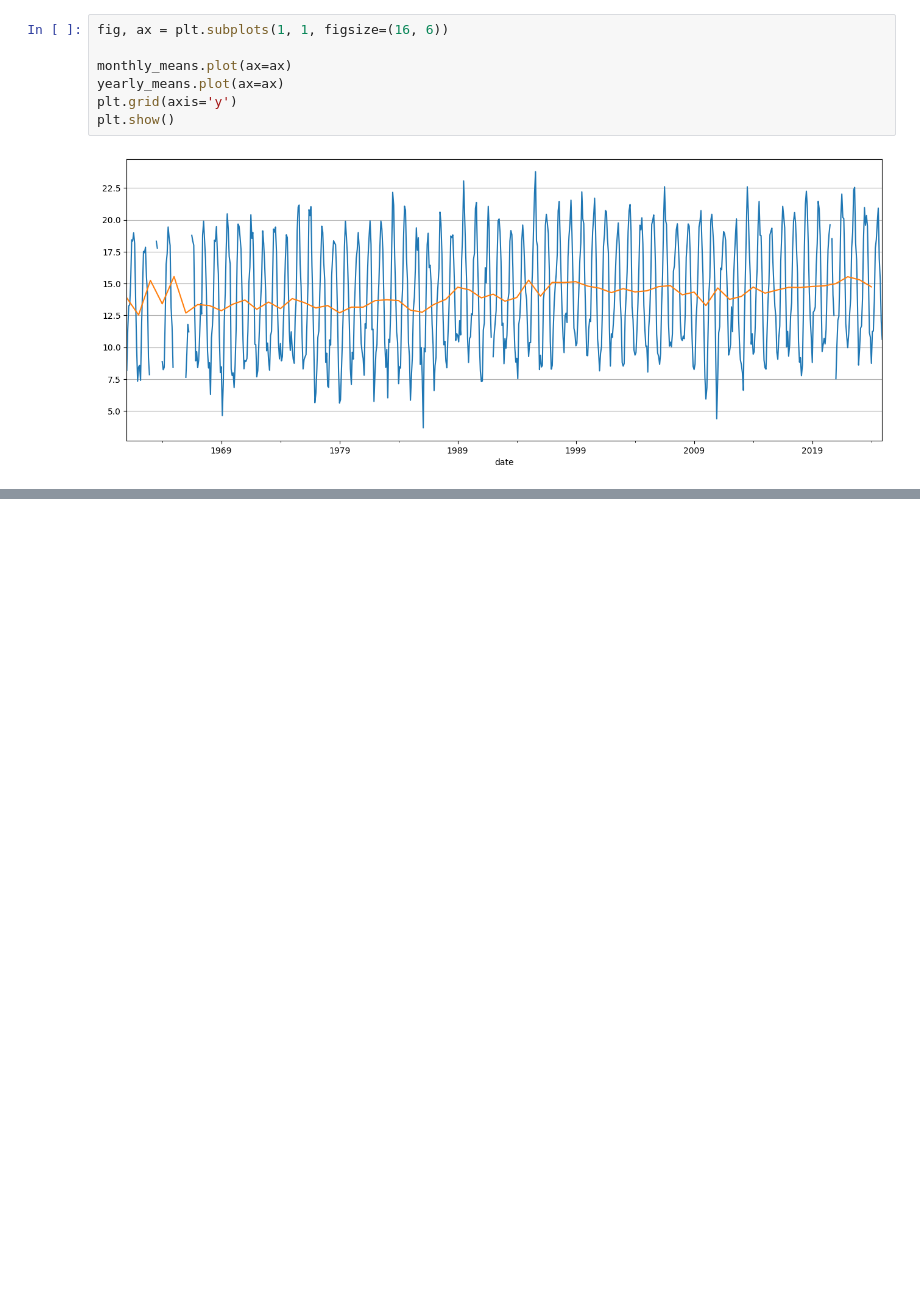
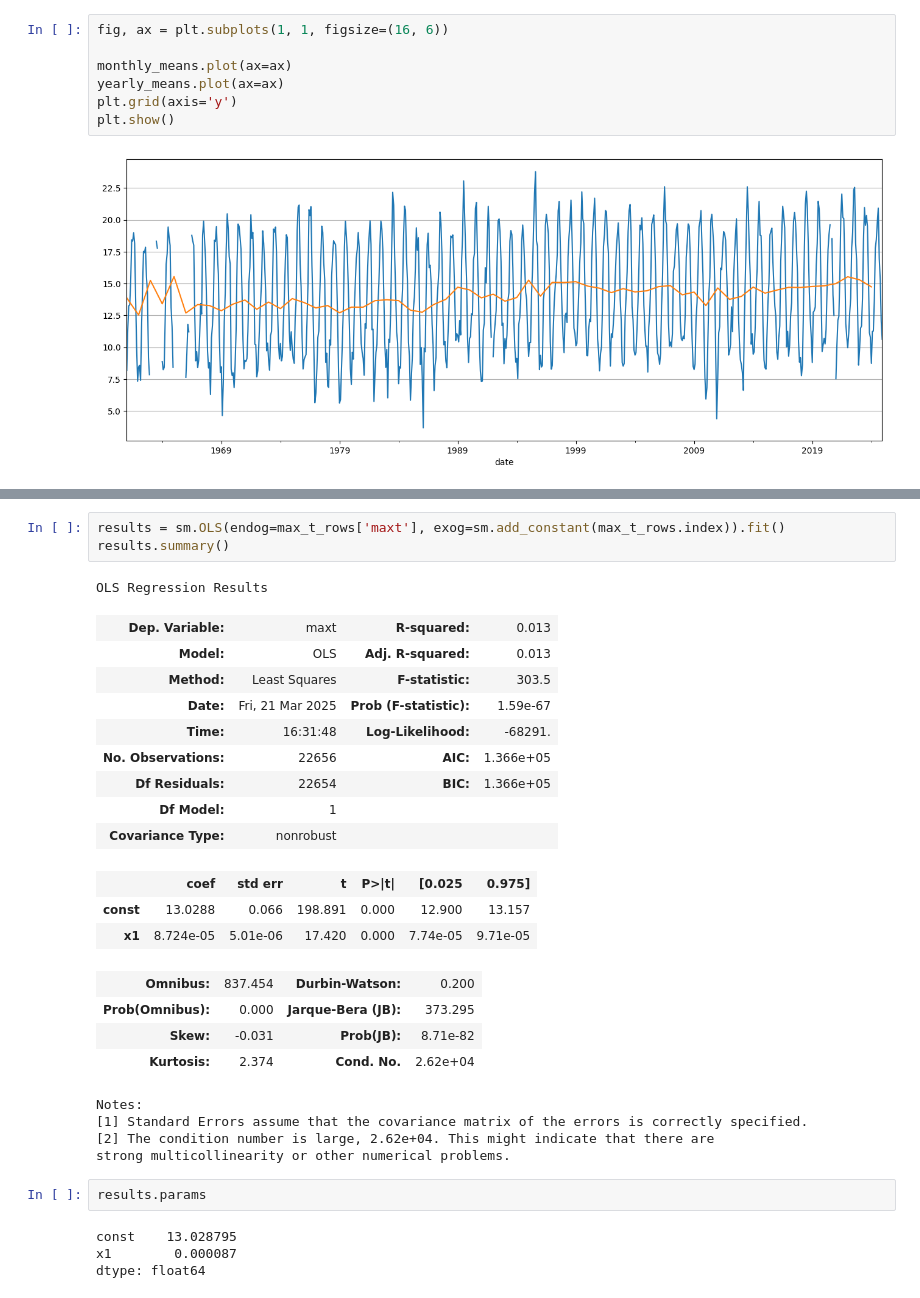
Before and after one commit to anthonynolan/climate, a Jupyter notebook: first.ipynb, the cells around one changed output, grey strips where cells are left out. Cells and saved outputs as stored; diff of their text form; blank space fills up the shorter version.

```diff
--- a/first.ipynb
+++ b/first.ipynb
@@ -71,0 +101,31 @@ plt.show()
+# %%
+results = sm.OLS(endog=max_t_rows['maxt'], exog=sm.add_constant(max_t_rows.index)).fit()
+results.summary()
+# %% [output]
+OLS Regression Results
+| Dep. Variable: | maxt | R-squared: | 0.013 |
+| Model: | OLS | Adj. R-squared: | 0.013 |
+| Method: | Least Squares | F-statistic: | 303.5 |
+| Date: | Fri, 21 Mar 2025 | Prob (F-statistic): | 1.59e-67 |
+| Time: | 16:31:48 | Log-Likelihood: | -68291. |
+| No. Observations: | 22656 | AIC: | 1.366e+05 |
+| Df Residuals: | 22654 | BIC: | 1.366e+05 |
+| Df Model: | 1 |  |  |
+| Covariance Type: | nonrobust |  |  |
+|  | coef | std err | t | P>|t| | [0.025 | 0.975] |
+| const | 13.0288 | 0.066 | 198.891 | 0.000 | 12.900 | 13.157 |
+| x1 | 8.724e-05 | 5.01e-06 | 17.420 | 0.000 | 7.74e-05 | 9.71e-05 |
+| Omnibus: | 837.454 | Durbin-Watson: | 0.200 |
+| Prob(Omnibus): | 0.000 | Jarque-Bera (JB): | 373.295 |
+| Skew: | -0.031 | Prob(JB): | 8.71e-82 |
+| Kurtosis: | 2.374 | Cond. No. | 2.62e+04 |
+Notes:
+[1] Standard Errors assume that the covariance matrix of the errors is correctly specified.
+[2] The condition number is large, 2.62e+04. This might indicate that there are
+strong multicollinearity or other numerical problems.
+# %%
+results.params
+# %% [output]
+const    13.028795
+x1        0.000087
+dtype: float64
```
Also changed, not shown: parts of 8 cells of this notebook.
